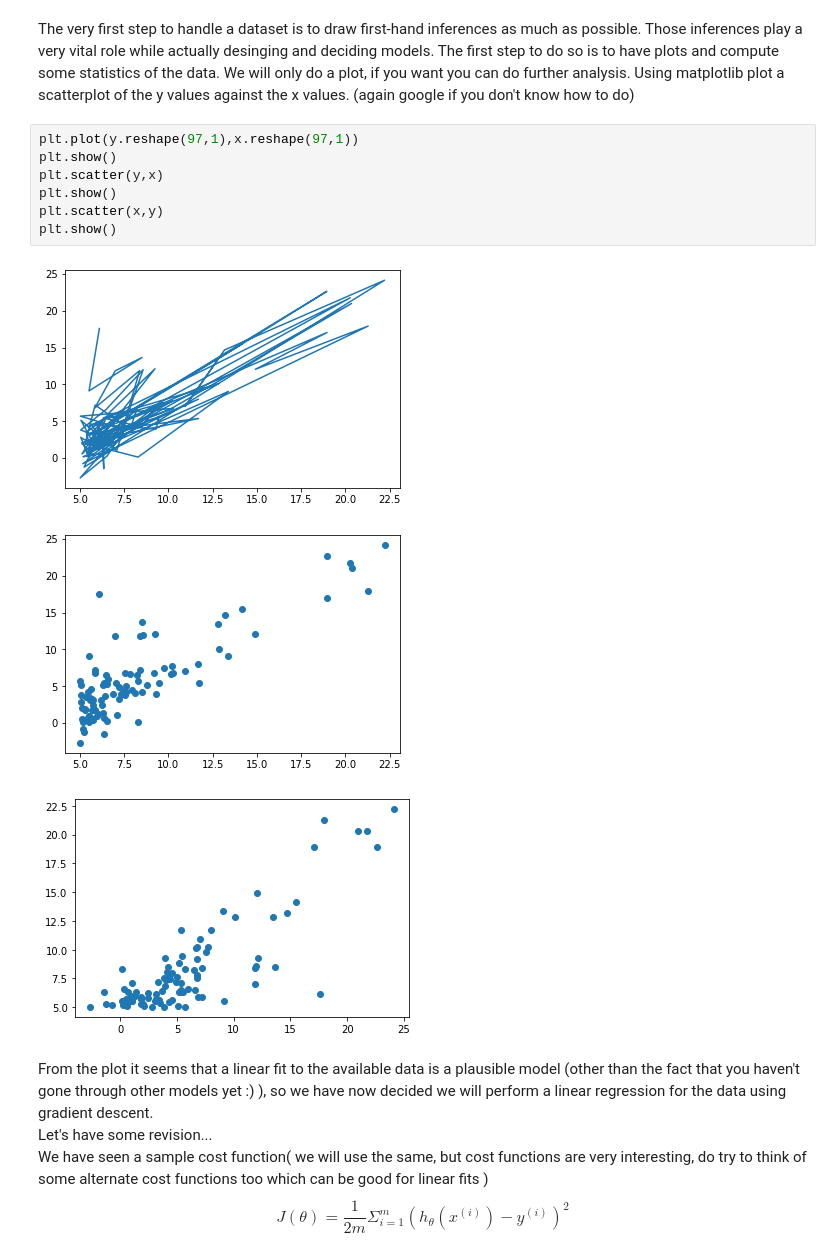
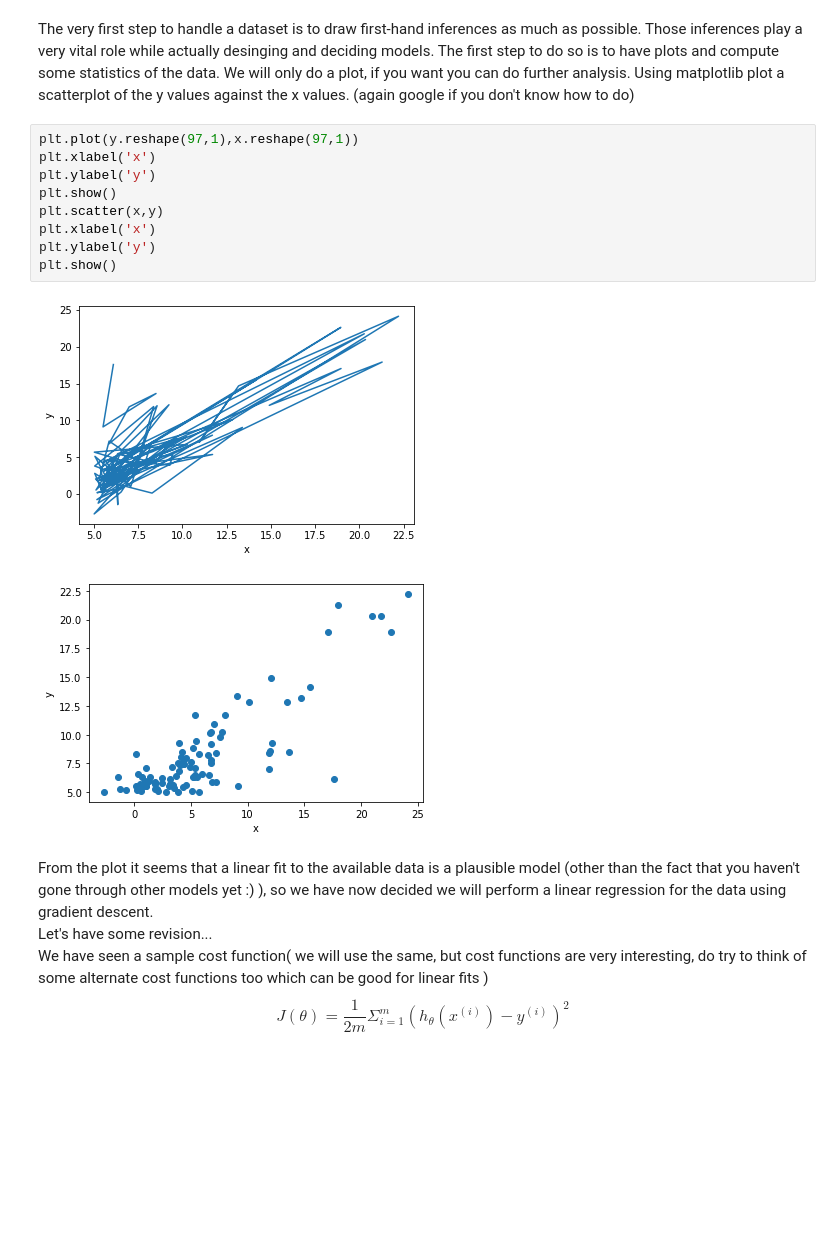
Before and after one commit to aka2910/hello-git, a Jupyter notebook: Assignment 2/Linear Regression.ipynb, the cells around one changed output. Cells and saved outputs as stored; diff of their text form; blank space fills up the shorter version.

```diff
--- a/Assignment 2/Linear Regression.ipynb
+++ b/Assignment 2/Linear Regression.ipynb
@@ -21,15 +22,16 @@ x=x.reshape(1,97)
 The very first step to handle a dataset is to draw first-hand inferences as much as possible. Those inferences play a very vital role while actually desinging and deciding models. The first step to do so is to have plots and compute some statistics of the data. We will only do a plot, if you want you can do further analysis. Using matplotlib plot a scatterplot of the y values against the x values. (again google if you don't know how to do)
 # %%
 plt.plot(y.reshape(97,1),x.reshape(97,1))
-plt.show()
-plt.scatter(y,x)
+plt.xlabel('x')
+plt.ylabel('y')
 plt.show()
 plt.scatter(x,y)
+plt.xlabel('x')
+plt.ylabel('y')
 plt.show()
 # %% [output]
-[figure, old version]
+[figure, new version]
-[figure, old version]
+[figure, new version]
-[figure, removed]
 # %% [markdown]
 From the plot it seems that a linear fit to the available data is a plausible model (other than the fact that you haven't gone through other models yet :) ), so we have now decided we will perform a linear regression for the data using gradient descent. \
 Let's have some revision...\
```
Also changed, not shown: parts of 4 cells of this notebook.
